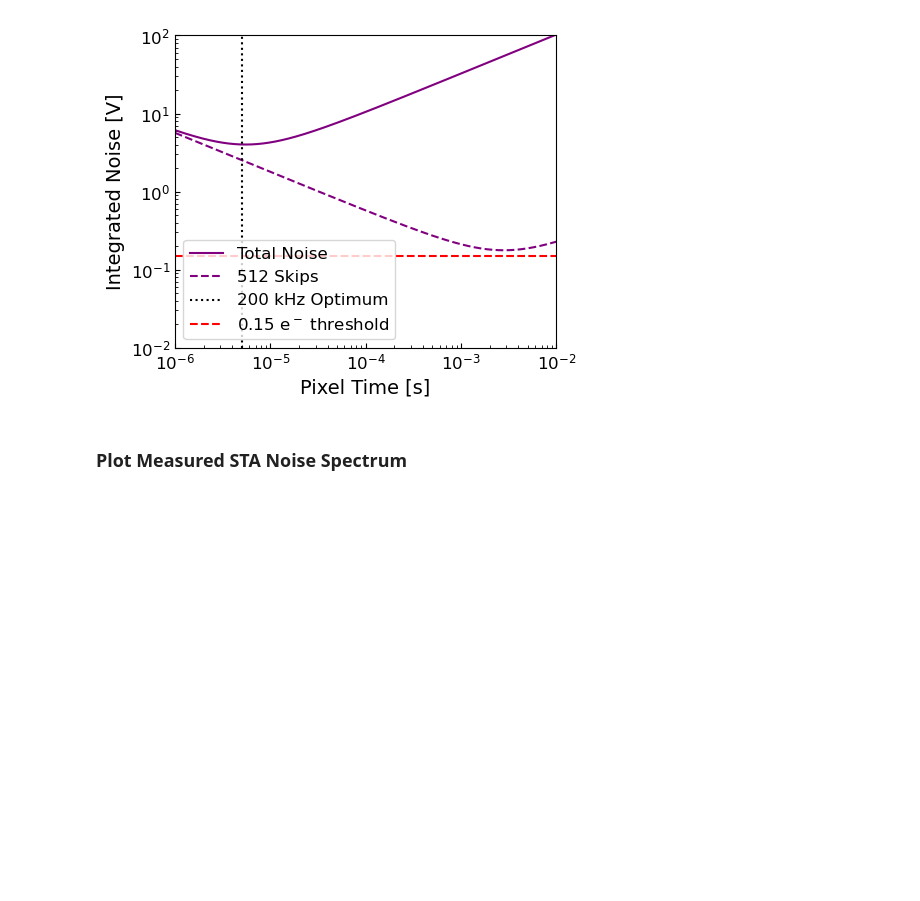
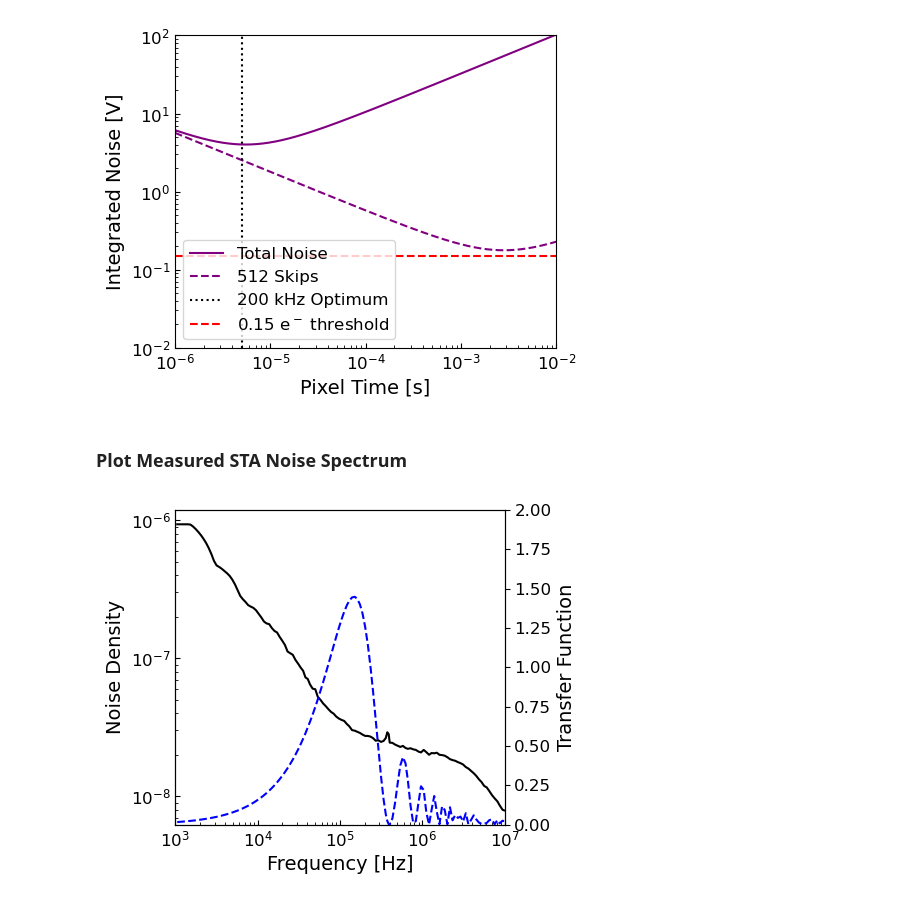
Before and after one commit to brockparker/Research, a Jupyter notebook: CCDs/skipper_noise_testing.ipynb, the cells around one changed output. Drawn from its saved outputs; the diff is of its cells as text; code cells hidden in the pictures; blank space fills up the shorter version.

Commit message:
Update skipper noise

```diff
--- a/CCDs/skipper_noise_testing.ipynb
+++ b/CCDs/skipper_noise_testing.ipynb
@@ -13,29 +14,37 @@ plt.rc('xtick', labelsize=12)
 plt.rc('ytick', labelsize=12)
 plt.rc('legend', fontsize=12)
 # %%
+@u.quantity_input(f=u.Hz, t=u.s)
 def transfer(f,t):
     '''
     t is the integration time of the signal and pedestal levels
     f is the frequency at which the ccd is clocked
     '''
     t = t / 2 #
+    # f = f*2*np.pi
 
-    noise_density = 2 * (np.sin((np.pi * f * t).to(u.rad)))**2 / ((np.pi * f * t).to(u.rad))
+    noise_density = 2 * (np.sin((np.pi * f * t).to(u.rad, equivalencies=u.dimensionless_angles())))**2 / ((np.pi * f * t).to(u.rad, equivalencies=u.dimensionless_angles()))
     return noise_density
 
+@u.quantity_input(f1=u.Hz, f2=u.Hz, t=u.s)
 def sig_cds(ewn, t, f1, f2):
     '''
     ewn is voltage noise density of white noise
     '''
     t = t / 2
+    # f1 = f1*2*np.pi
+    # f2 = f2*2*np.pi
 
-    return ewn * np.sqrt(1/t + 4*f1*np.log(2) + 4/3 * f2**2 * np.pi**2 * t)
+    return ewn * np.sqrt(1/t + 4*f1.si*np.log(2) + 4/3 * f2**2 * np.pi**2 * t)
 
+@u.quantity_input(f1=u.Hz, f2=u.Hz, t=u.s)
 def sig_skipper(n, ewn, t, f1, f2):
     '''
     ewn is voltage noise density of white noise
     '''
     t = t / 2
+    # f1 = f1*2*np.pi
+    # f2 = f2*2*np.pi
 
     return ewn * np.sqrt(1/t + 4*f1*np.log(2) + 4/3 * f2**2 * np.pi**2 * t) / np.sqrt(n)
 # %% [markdown]
@@ -117,3 +122,35 @@ plt.show()
 [figure]
 # %% [markdown]
 ### Plot Measured STA Noise Spectrum
+# %%
+noise_spectrum = pd.read_csv(r'C:/Users/Brock/Documents/Git/Research/CCDs/STANoiseSpectrum.csv', header=None)
+noise_freqs = np.array(noise_spectrum[0]) * u.Hz
+noise_density = np.array(noise_spectrum[1])
+
+opt_speed = 1/(200*u.kHz)
+cds_transfer = transfer(noise_freqs, opt_speed)
+# %%
+fig, ax = plt.subplots(1, 1, figsize=(5,4), layout='tight')
+ax2 = ax.twinx()
+
+ax2.plot(noise_freqs, cds_transfer, color = 'blue', ls='--')
+ax.plot(noise_freqs, noise_density, color='black', ls='-')
+
+ax.set_xlabel(r'Frequency [Hz]')
+ax2.set_ylabel(r'Transfer Function')
+ax.set_ylabel(r'Noise Density')
+# ax.legend(loc = 'best')
+ax.set_xlim(1e3, 1e7)
+ax.set_xscale('log')
+ax.set_yscale('log')
+ax2.set_ylim(0, 2)
+
+ax.tick_params(axis='both', direction='in', which='both')
+
+fig.tight_layout()
+
+plt.savefig('C:/Users/Brock/Documents/Git/Research/CCDs/noise_spectrum_data.png', dpi=250)
+# plt.savefig('/home/baparker/GitHub/Research/CCDs/ccd_integrated_noise.png', dpi=250)
+plt.show()
+# %% [output]
+[figure, added]
```
Also changed, not shown: parts of 6 cells of this notebook, 4 other files.
